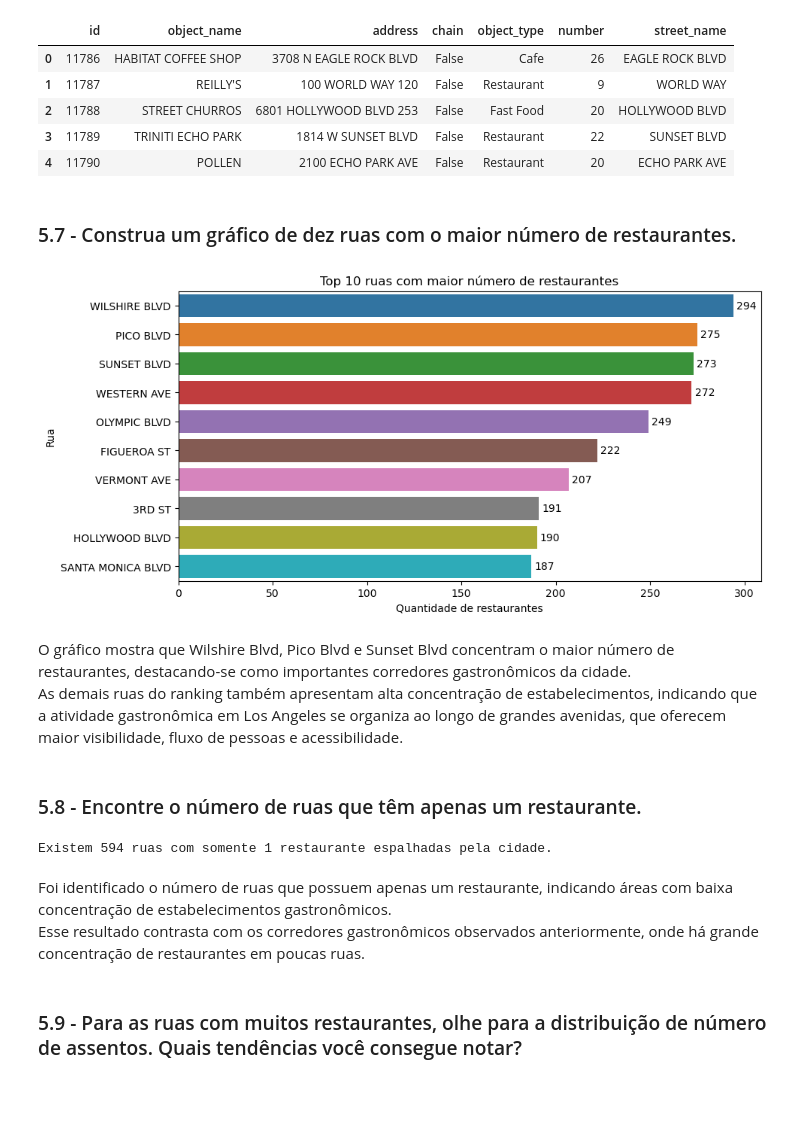
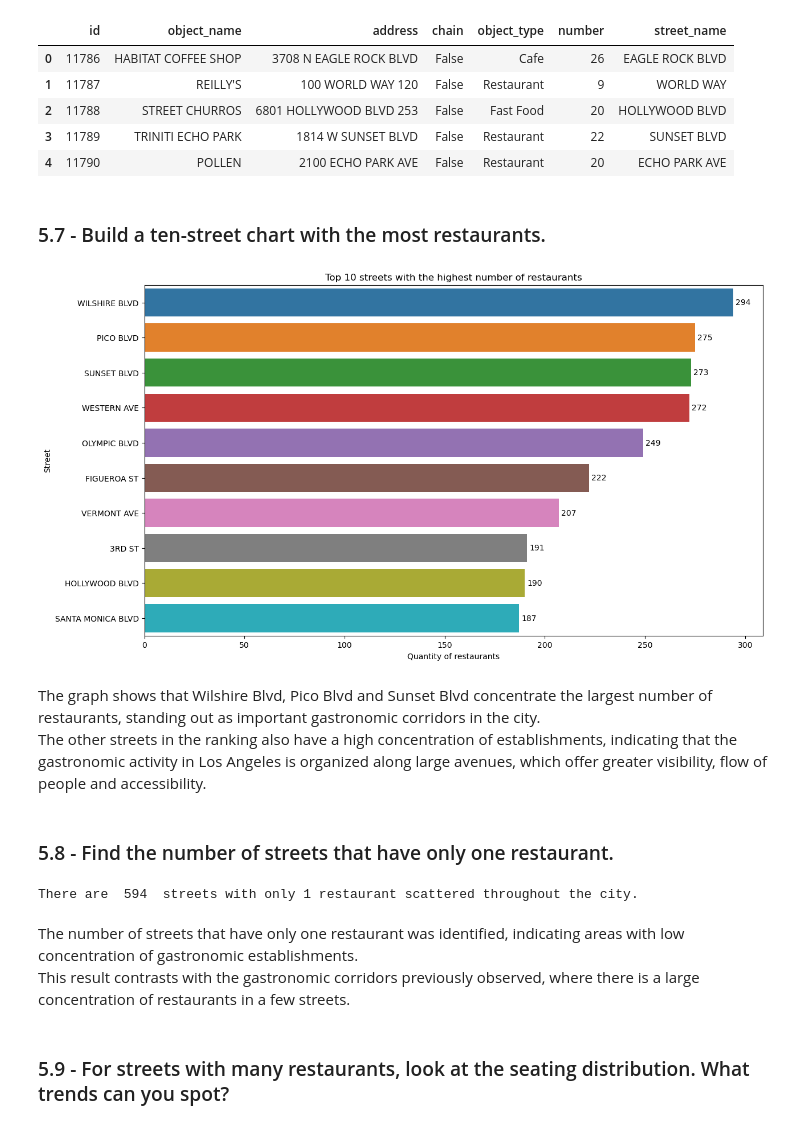
Before and after one commit to guilhermen29/Projeto-Cafeteria-Los-Angeles, a Jupyter notebook: notebook/notebook.ipynb, the cells around one changed output. Saved outputs shown, nothing was run; the diff lists cells and outputs as text; code cells hidden in the pictures; blank space fills up the shorter version.

```diff
--- a/notebook/notebook.ipynb
+++ b/notebook/notebook.ipynb
@@ -255,0 +231,14 @@ Os tipos fast food e pizza ocupam uma posição intermediária, sugerindo format
+# %%
+network_type_mean_seat = (data.groupby('object_type').agg(quantity=('object_type','count'), total_seats=('number','sum'), medium_seats=('number','mean')).reset_index().sort_values(by='quantity', ascending=False))
+network_type_mean_seat['medium_seats'] = network_type_mean_seat['medium_seats'].round(2)
+
+plt.figure(figsize=(14,5))
+ax = sns.barplot(data=network_type_mean_seat,y='medium_seats',x='object_type')
+plt.xlabel('Establishment Type')
+plt.ylabel('Average Number of Seats')
+plt.title('Average Seats by Establishment Type')
+plt.ylim(0,55)
+
+for p, valor in zip(ax.patches, network_type_mean_seat['medium_seats']):ax.annotate(f'{valor}',(p.get_x() + p.get_width() / 2, p.get_height()),ha='center',va='bottom',fontsize=11)
+
+plt.show()
@@ -266,57 +263,46 @@ data.head()
 | 2 | 11788 | STREET CHURROS | 6801 HOLLYWOOD BLVD 253 | False | Fast Food | 20 | HOLLYWOOD BLVD |
 | 3 | 11789 | TRINITI ECHO PARK | 1814 W SUNSET BLVD | False | Restaurant | 22 | SUNSET BLVD |
 | 4 | 11790 | POLLEN | 2100 ECHO PARK AVE | False | Restaurant | 20 | ECHO PARK AVE |
-# %% [markdown]
-### 5.7 - Construa um gráfico de dez ruas com o maior número de restaurantes.
+# %% [markdown]
+### 5.7 - Build a ten-street chart with the most restaurants.
 # %%
-#Aplicando filtro para os 10 ruas com maiores numeros de restaurantes.
+# Applying filter to the 10 streets with the highest number of restaurants.
 restaurants = data[data['object_type'] == 'Restaurant']
 top10street = (restaurants['street_name'].value_counts().head(10).reset_index())
-top10street.columns = ['street_name', 'quantidade']
+top10street.columns = ['street_name', 'quantity']
 
-plt.figure(figsize=(10,5))
+plt.figure(figsize=(14,8))
 
-ax = sns.barplot(
-    data=top10street,
-    x='quantidade',
-    y='street_name'
-)
+ax = sns.barplot(data=top10street,x='quantity',y='street_name')
 
-plt.xlabel('Quantidade de restaurantes')
-plt.ylabel('Rua')
-plt.title('Top 10 ruas com maior número de restaurantes')
+plt.xlabel('Quantity of restaurants')
+plt.ylabel('Street')
+plt.title('Top 10 streets with the highest number of restaurants')
 
-# rótulos no topo das barras
-for p in ax.patches:
-    ax.annotate(
-        int(p.get_width()),
-        (p.get_width(), p.get_y() + p.get_height() / 2),
-        va='center',
-        ha='left',
-        xytext=(3, 0),
-        textcoords='offset points'
-    )
+# labels at the top of the bars
+for p in ax.patches:ax.annotate(
+        int(p.get_width()),(p.get_width(), p.get_y() + p.get_height() / 2),va='center',ha='left',xytext=(3, 0),textcoords='offset points')
 
 plt.show()
 # %% [output]
-[figure, old version]
+[figure, new version]
-# %% [markdown]
-O gráfico mostra que Wilshire Blvd, Pico Blvd e Sunset Blvd concentram o maior número de restaurantes, destacando-se como importantes corredores gastronômicos da cidade.
-As demais ruas do ranking também apresentam alta concentração de estabelecimentos, indicando que a atividade gastronômica em Los Angeles se organiza ao longo de grandes avenidas, que oferecem maior visibilidade, fluxo de pessoas e acessibilidade.
-# %% [markdown]
-### 5.8 - Encontre o número de ruas que têm apenas um restaurante.
+# %% [markdown]
+The graph shows that Wilshire Blvd, Pico Blvd and Sunset Blvd concentrate the largest number of restaurants, standing out as important gastronomic corridors in the city.
+The other streets in the ranking also have a high concentration of establishments, indicating that the gastronomic activity in Los Angeles is organized along large avenues, which offer greater visibility, flow of people and accessibility.
+# %% [markdown]
+### 5.8 - Find the number of streets that have only one restaurant.
 # %%
-streets_one_restaurant = (data[data['object_type'] == 'Restaurant'].groupby('street_name').size().reset_index(name='quantidade'))
-num_streets_one_restaurant = streets_one_restaurant[streets_one_restaurant['quantidade'] == 1].shape[0]
+streets_one_restaurant = (data[data['object_type'] == 'Restaurant'].groupby('street_name').size().reset_index(name='quantity'))
+num_streets_one_restaurant = streets_one_restaurant[streets_one_restaurant['quantity'] == 1].shape[0]
 
-print('Existem',num_streets_one_restaurant,'ruas com somente 1 restaurante espalhadas pela cidade.')
+print('There are ',num_streets_one_restaurant,' streets with only 1 restaurant scattered throughout the city.')
 # %% [output]
-Existem 594 ruas com somente 1 restaurante espalhadas pela cidade.
+There are  594  streets with only 1 restaurant scattered throughout the city.
-# %% [markdown]
-Foi identificado o número de ruas que possuem apenas um restaurante, indicando áreas com baixa concentração de estabelecimentos gastronômicos.
-Esse resultado contrasta com os corredores gastronômicos observados anteriormente, onde há grande concentração de restaurantes em poucas ruas.
-# %% [markdown]
-### 5.9 - Para as ruas com muitos restaurantes, olhe para a distribuição de número de assentos. Quais tendências você consegue notar?
+# %% [markdown]
+The number of streets that have only one restaurant was identified, indicating areas with low concentration of gastronomic establishments.
+This result contrasts with the gastronomic corridors previously observed, where there is a large concentration of restaurants in a few streets.
+# %% [markdown]
+### 5.9 - For streets with many restaurants, look at the seating distribution. What trends can you spot?
 # %%
 top_streets = top10street['street_name']
 restaurants_top_streets = data[(data['object_type'] == 'Restaurant') &(data['street_name'].isin(top_streets))]
```
Also changed, not shown: parts of 69 cells of this notebook.
